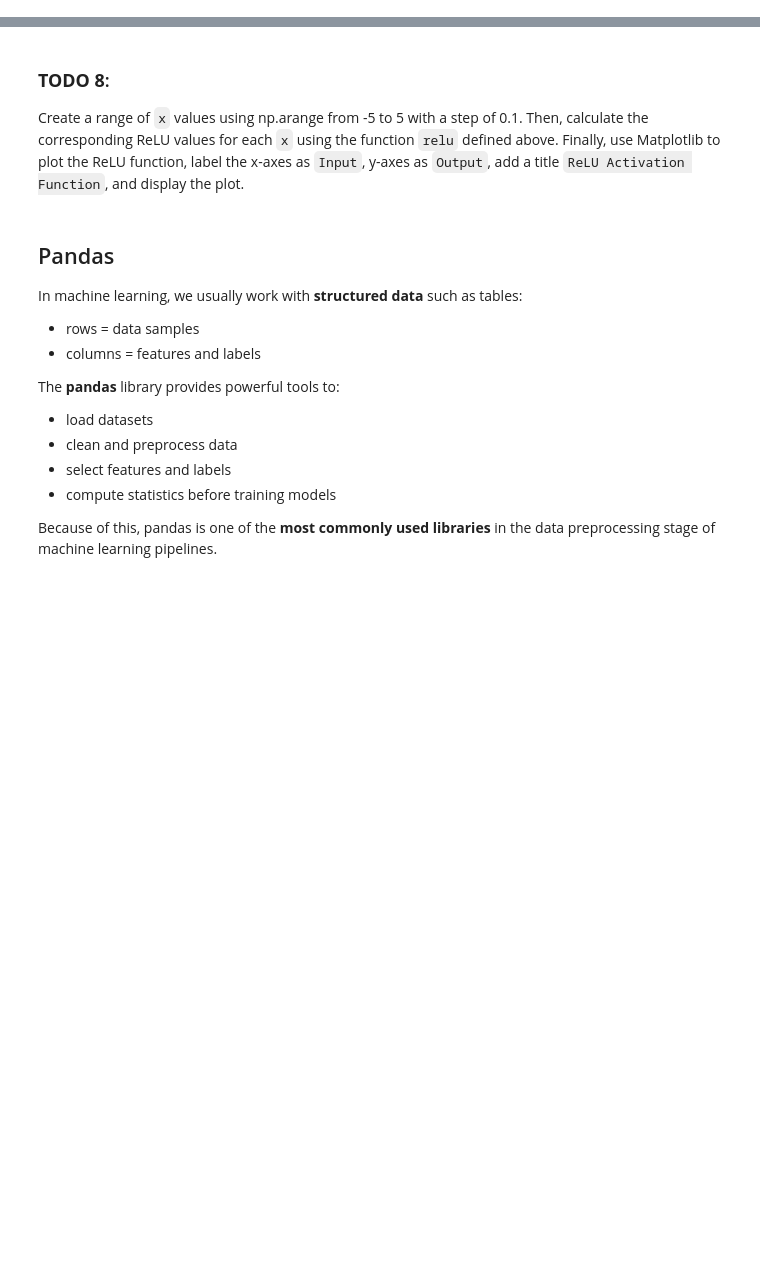
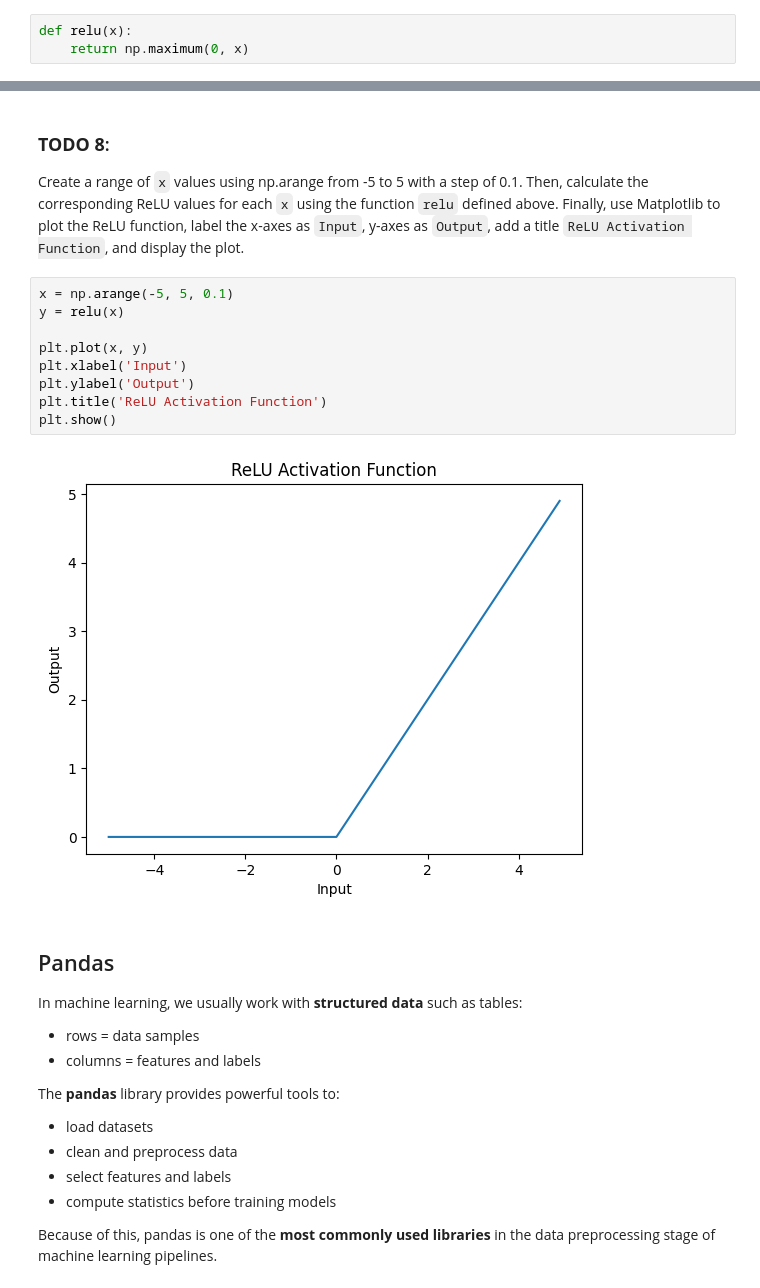
Before and after one commit to TianShen513/Academic_Page, a Jupyter notebook: Python_Refresher.ipynb, the cells around one changed output, grey strips where cells are left out. Cells and saved outputs as stored; diff of their text form; blank space fills up the shorter version.

```diff
--- a/Python_Refresher.ipynb
+++ b/Python_Refresher.ipynb
@@ -729,6 +1022,9 @@ $$
 f(x)=max(0,x)
 $$
 This function should work on a single number and also a NumPy array. Hint: use NumPy's `maximum` function.
+# %%
+def relu(x):
+    return np.maximum(0, x)
 # %% [markdown]
 ### **TODO 7**:
 Compute and print `relu` of 3, -2 and `z`.
@@ -795,6 +1110,17 @@ You can read much more about the `subplot` function in the [documentation](http:
 # %% [markdown]
 ### **TODO 8**:
 Create a range of `x` values using np.arange from -5 to 5 with a step of 0.1. Then, calculate the corresponding ReLU values for each `x` using the function `relu` defined above. Finally, use Matplotlib to plot the ReLU function, label the x-axes as `Input`, y-axes as `Output`, add a title `ReLU Activation Function`, and display the plot.
+# %%
+x = np.arange(-5, 5, 0.1)
+y = relu(x)
+
+plt.plot(x, y)
+plt.xlabel('Input')
+plt.ylabel('Output')
+plt.title('ReLU Activation Function')
+plt.show()
+# %% [output]
+[figure, added]
 # %% [markdown]
 ## Pandas
 In machine learning, we usually work with **structured data** such as tables:
```
Also changed, not shown: parts of 109 cells of this notebook.
